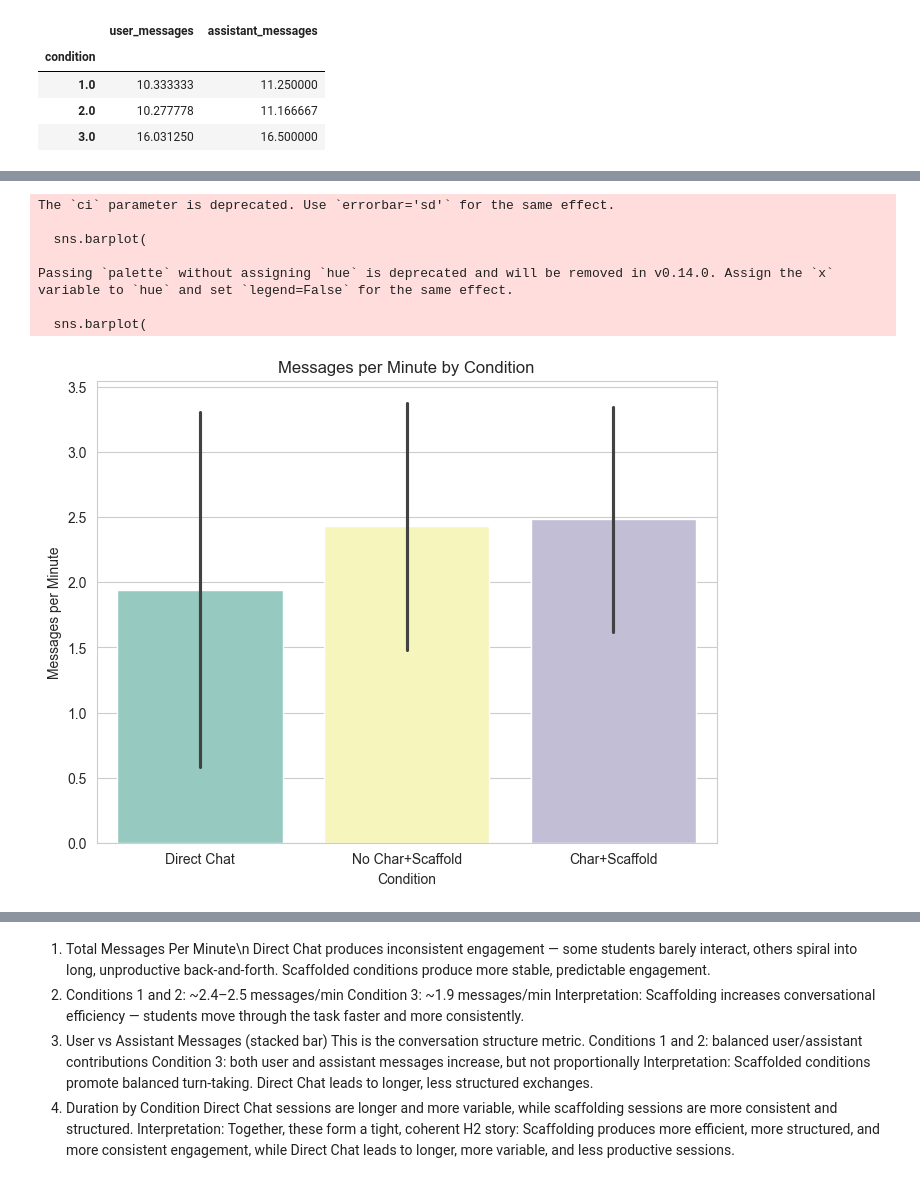
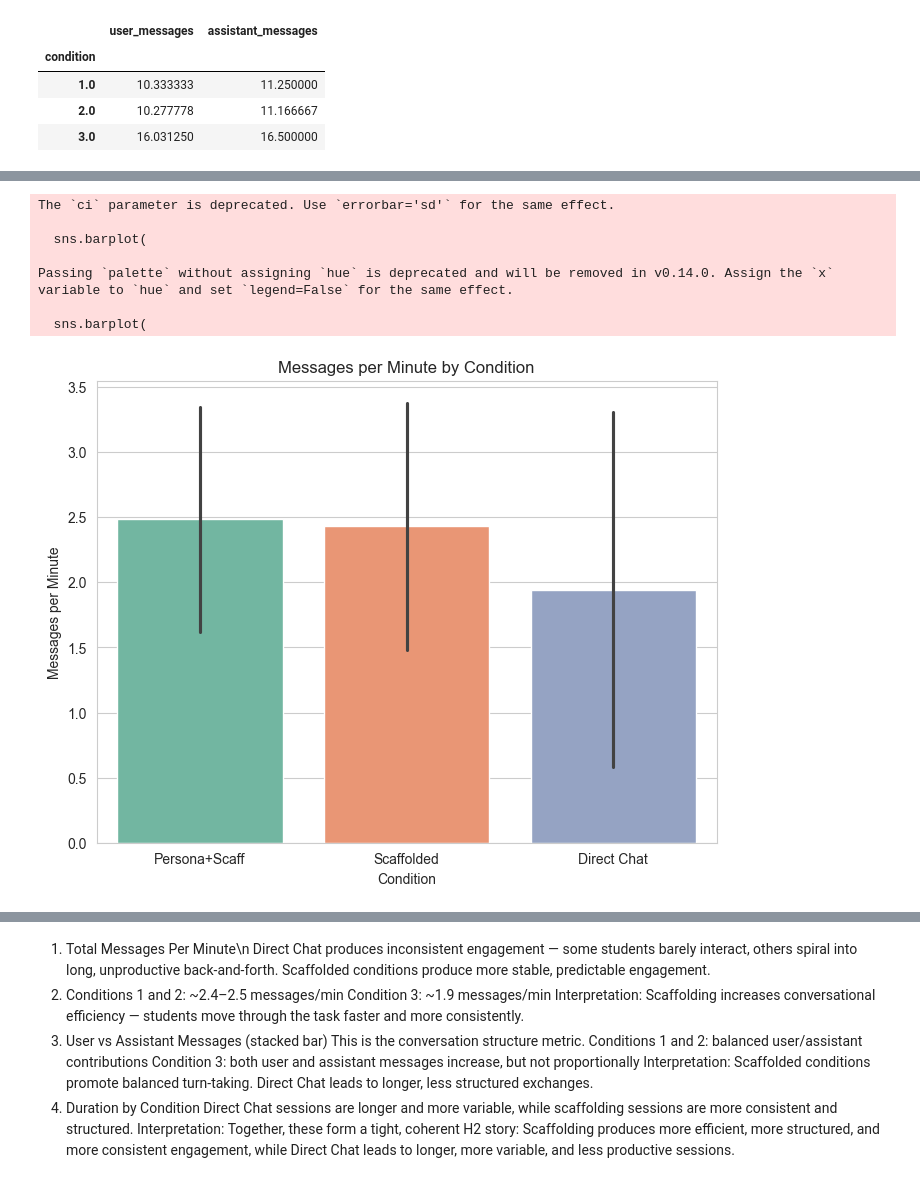
Before and after one commit to anissawilliams/JavaTutorDataPredictiveModeling, a Jupyter notebook: analysis/02_hypothesis_testing.ipynb, the cells around one changed output, grey strips where cells are left out. Cells and saved outputs as stored; diff of their text form; code cells hidden in the pictures.

```diff
--- a/analysis/02_hypothesis_testing.ipynb
+++ b/analysis/02_hypothesis_testing.ipynb
@@ -73,6 +73,32 @@ session_df = df.groupby(
 })
 # %% [output]
 (104, 25)
+# %%
+conditions = [1, 2, 3]
+
+condition_labels_list = [
+    "Persona+Scaff",
+    "Scaffolded",
+    "Direct Chat"
+]
+
+condition_map = {
+    1: "Persona+Scaff",
+    2: "Scaffolded",
+    3: "Direct Chat"
+}
+
+# Canonical color mapping
+color_map = {
+    "Persona+Scaff": "#66C2A5",   # green
+    "Scaffolded": "#FC8D62",      # orange
+    "Direct Chat": "#8DA0CB"      # blue
+}
+
+# Color list in correct order
+colors = [color_map[label] for label in condition_labels_list]
+
+positions = [1, 2, 3]
 # %%
 #Hypothesis 1: Structured tutors -> Higher quiz scores
 # bar chart
@@ -278,24 +295,25 @@ Passing `palette` without assigning `hue` is deprecated and will be removed in v
 # %%
 plt.figure(figsize=(8,6))
 sns.barplot(
     data=h2_df,
     x='condition_label',
     y='messages_per_minute',
     ci='sd',
-    palette='Set3'
+    order=condition_labels_list,
+    palette=[color_map[label] for label in condition_labels_list]
 )
 plt.title("Messages per Minute by Condition")
 plt.xlabel("Condition")
 plt.ylabel("Messages per Minute")
 plt.savefig(figures_dir + "h2_messages_per_minute_by_condition.png", dpi=300)
 plt.show()
 # %% [output]
 The `ci` parameter is deprecated. Use `errorbar='sd'` for the same effect.
 
   sns.barplot(
 
 Passing `palette` without assigning `hue` is deprecated and will be removed in v0.14.0. Assign the `x` variable to `hue` and set `legend=False` for the same effect.
 
   sns.barplot(
-[figure, old version]
+[figure, new version]
 # %%
```
Also changed, not shown: parts of 27 cells of this notebook, 14 other files.
